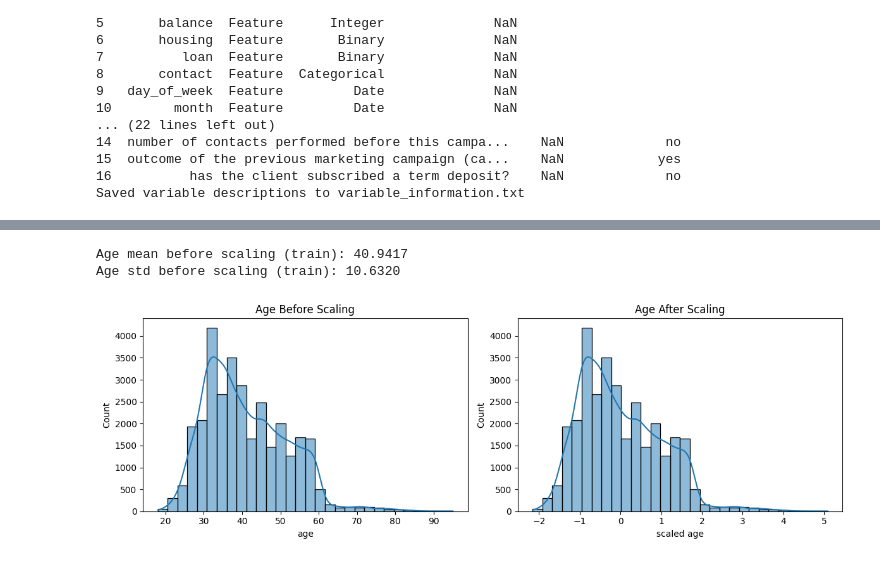
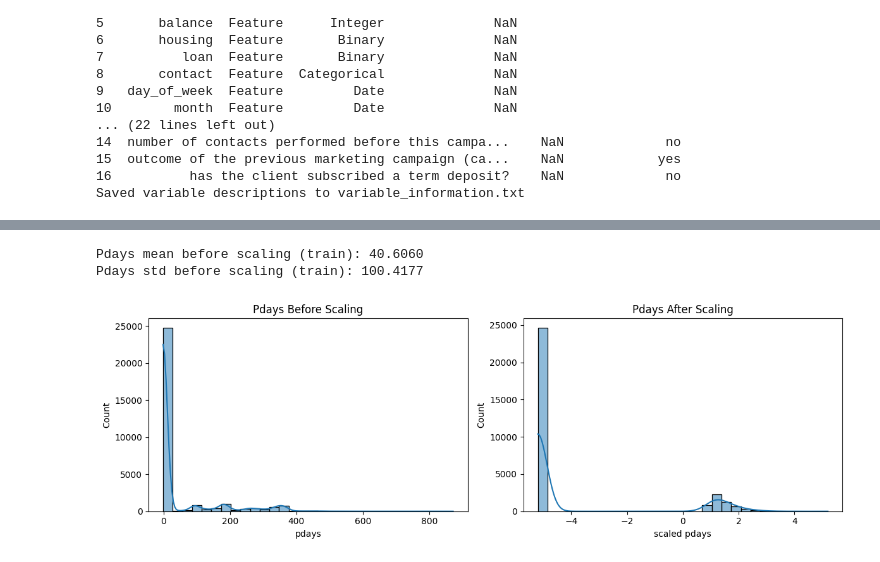
Before and after one commit to Charliemei1112/4995HW2, a Jupyter notebook: 4995_hw2.ipynb, the cells around one changed output, grey strips where cells are left out. Drawn from its saved outputs; the diff is of its cells as text; code cells hidden in the pictures.

```diff
--- a/4995_hw2.ipynb
+++ b/4995_hw2.ipynb
@@ -138,8 +145,8 @@ print(f"Number of missing job values: {missing_job}")
 expected_job = df['job'].isin(expected_job).sum()
 print(f"Number of expected job values: {expected_job}")
 
-# replace the null job column with 'unknown' tag
-df['job'] = df['job'].fillna('unknown')
+# drop the missing job column
+df = df.dropna(subset=['job'])
 
 # 3. Martial: check if there are any missing values or
 # inconsistent(non string or unexpected martial)
@@ -163,8 +170,8 @@ print(f"Number of missing education values: {missing_education}")
 expected_education = df['education'].isin(expected_education).sum()
 print(f"Number of expected education values: {expected_education}")
 
-# replace the missing education column with 'unknown' tag
-df['education'] = df['education'].fillna('unknown')
+# drop the missing education column
+df.dropna(subset=['education'], inplace=True)
 
 missing_education = df['education'].isnull().sum()
 print(f"Number of missing education values: {missing_education}")
@@ -409,6 +416,15 @@ month_offsets = {
 df['day_of_year'] = df['month'].map(month_offsets) + df['day_of_week'].astype(int)
 df = df.drop(columns=['day_of_week', 'month'])
 
+job_groups = {
+     'admin.': 'professional', 'management': 'professional', 'technician': 'professional',
+     'self-employed': 'professional', 'entrepreneur': 'professional',
+     'blue-collar': 'manual', 'services': 'manual', 'housemaid': 'manual',
+     'retired': 'other', 'student': 'other', 'unemployed': 'other', 'unknown': 'other'
+}
+
+df['job'] = df['job'].map(job_groups)
+
 # 3. One-Hot Encoding for remaining nominal variables.
 nominal_cols = ['job', 'marital', 'education', 'contact', 'poutcome']
 df = pd.get_dummies(df, columns=nominal_cols, dtype=int)
@@ -418,5 +434,6 @@ print("Final Columns:", df.columns.tolist())
 df.head()
 
 # store the encoded table in a new csv file
+# df = df.drop(columns=['day_of_year'])
 df.to_csv('encoded_bank_marketing.csv', index=False)
 # %% [output]
@@ -478,30 +689,35 @@ plt.show()
 # %%
-# Data Preprocessing Step 5: Feature Scaling
-# Work through numeric columns one at a time. Start with age.
-
-# 1. Age: inspect the training-set distribution before scaling.
-train_age_before_scaling = train_df['age'].copy()
-print(f"Age mean before scaling (train): {train_age_before_scaling.mean():.4f}")
-print(f"Age std before scaling (train): {train_age_before_scaling.std():.4f}")
+# 6. Pdays Standardization
+train_pdays_before_scaling = train_df['pdays'].copy()
+print(f"Pdays mean before scaling (train): {train_pdays_before_scaling.mean():.4f}")
+print(f"Pdays std before scaling (train): {train_pdays_before_scaling.std():.4f}")
 
 fig, axes = plt.subplots(1, 2, figsize=(12, 4))
-sns.histplot(train_age_before_scaling, bins=30, kde=True, ax=axes[0])
-axes[0].set_title('Age Before Scaling')
-axes[0].set_xlabel('age')
+sns.histplot(train_pdays_before_scaling, bins=30, kde=True, ax=axes[0])
+axes[0].set_title('Pdays Before Scaling')
+axes[0].set_xlabel('pdays')
 
-# Apply standardization using training-set statistics only.
-age_scaler = StandardScaler()
-train_df[['age']] = age_scaler.fit_transform(train_df[['age']])
-val_df[['age']] = age_scaler.transform(val_df[['age']])
-test_df[['age']] = age_scaler.transform(test_df[['age']])
+# apply quantile transformation
+pdays_transformer = QuantileTransformer(output_distribution='normal', random_state=42)
+train_df[['pdays']] = pdays_transformer.fit_transform(train_df[['pdays']])
+val_df[['pdays']] = pdays_transformer.transform(val_df[['pdays']])
+test_df[['pdays']] = pdays_transformer.transform(test_df[['pdays']])
 
-sns.histplot(train_df['age'], bins=30, kde=True, ax=axes[1])
-axes[1].set_title('Age After Scaling')
-axes[1].set_xlabel('scaled age')
+# check the distribution of the transformed pdays
+sns.histplot(train_df['pdays'], bins=30, kde=True, ax=axes[1])
+axes[1].set_title('Pdays After Scaling')
+axes[1].set_xlabel('scaled pdays')
 
 plt.tight_layout()
+save_plot('pdays_scaling_distribution.png')
 plt.show()
+
+# Apply Standardization using training-set statistics only.
+pdays_scaler = StandardScaler()
+train_df[['pdays']] = pdays_scaler.fit_transform(train_df[['pdays']])
+val_df[['pdays']] = pdays_scaler.transform(val_df[['pdays']])
+test_df[['pdays']] = pdays_scaler.transform(test_df[['pdays']])
 # %% [output]
-Age mean before scaling (train): 40.9417
-Age std before scaling (train): 10.6320
+Pdays mean before scaling (train): 40.6060
+Pdays std before scaling (train): 100.4177
-[figure, old version]
+[figure, new version]
```
Also changed, not shown: parts of 50 cells of this notebook, 22 other files.
